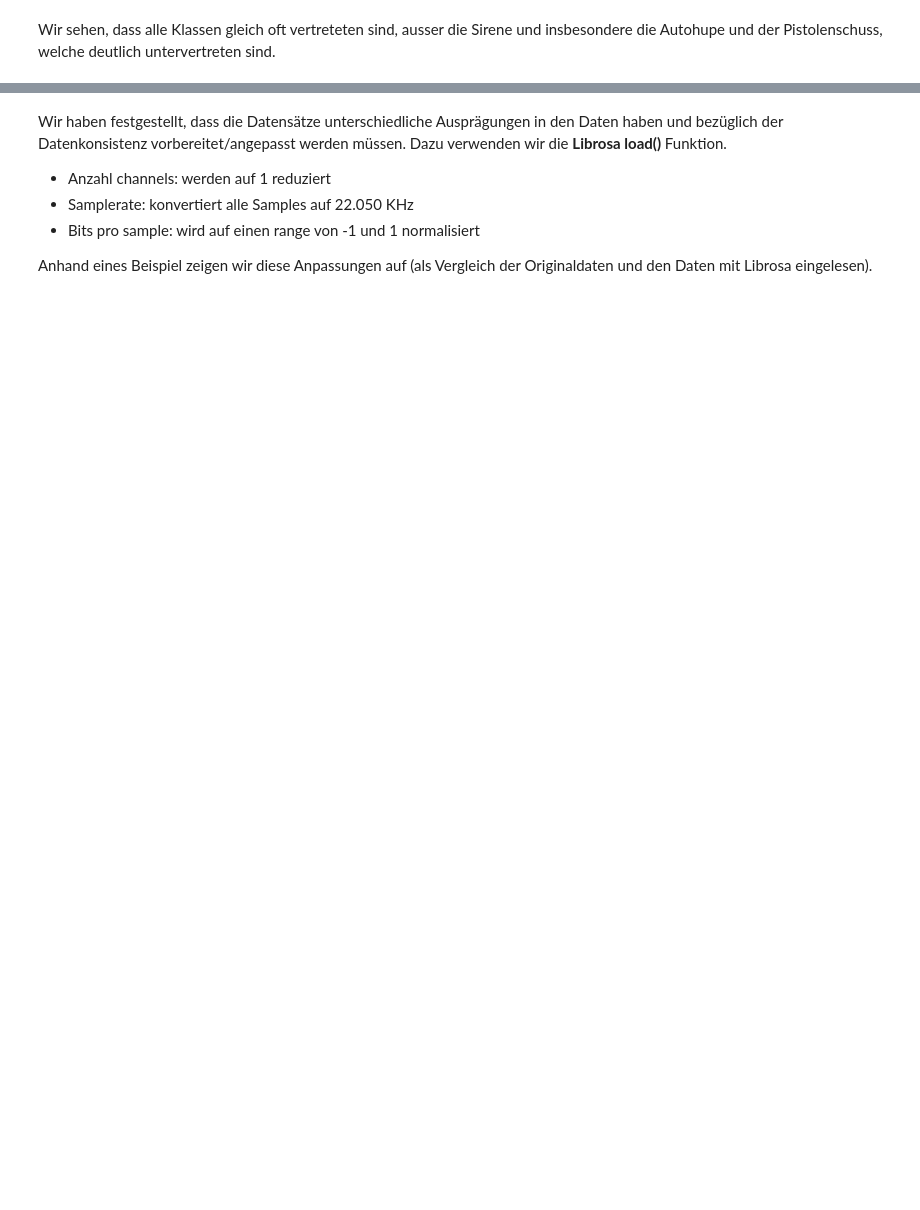
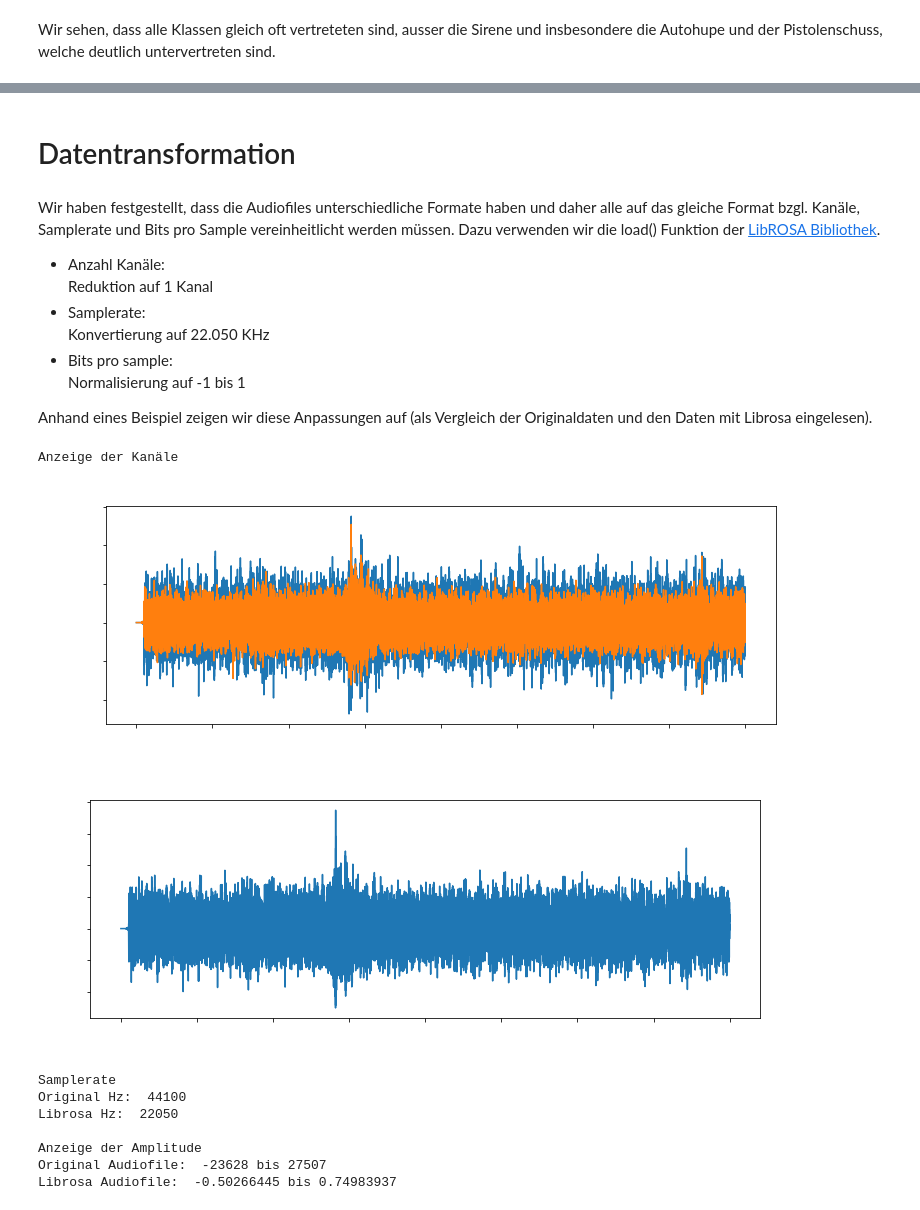
Before and after one commit to VimalKandrical/dl_sound_class, a Jupyter notebook: main.ipynb, the cells around one changed output, grey strips where cells are left out. Drawn from its saved outputs; the diff is of its cells as text; code cells hidden in the pictures; blank space fills up the shorter version.

```diff
--- a/main.ipynb
+++ b/main.ipynb
@@ -220,9 +292,60 @@ Wir sehen, dass alle Klassen gleich oft vertreteten sind, ausser die Sirene und
+# %% [markdown]
+# Datentransformation
 # %% [markdown]
-Wir haben festgestellt, dass die Datensätze unterschiedliche Ausprägungen in den Daten haben und bezüglich der Datenkonsistenz vorbereitet/angepasst werden müssen. Dazu verwenden wir die <b> Librosa load()</b> Funktion.
+Wir haben festgestellt, dass die Audiofiles unterschiedliche Formate haben und daher alle auf das gleiche Format bzgl. Kanäle, Samplerate und Bits pro Sample vereinheitlicht werden müssen. Dazu verwenden wir die load() Funktion der [LibROSA Bibliothek](https://librosa.github.io/librosa/).
 <ul>
-<li>Anzahl channels: werden auf 1 reduziert</li>
-<li>Samplerate: konvertiert alle Samples auf 22.050 KHz</li>
-<li>Bits pro sample: wird auf einen range von -1 und 1 normalisiert</li>
+<li>Anzahl Kanäle: <br>Reduktion auf 1 Kanal</li>
+<li>Samplerate: <br>Konvertierung auf 22.050 KHz</li>
+<li>Bits pro sample: <br> Normalisierung auf -1 bis 1</li>
 </ul>
 
 Anhand eines Beispiel zeigen wir diese Anpassungen auf (als Vergleich der Originaldaten und den Daten mit Librosa eingelesen).
+# %%
+import librosa
+from scipy.io import wavfile as wav
+import matplotlib.pyplot as plt
+import numpy as np
+
+# ein Beispielfilename
+beispiel_dateiname = '/content/fold5/100852-0-0-0.wav'
+librosa_audio, librosa_sample_rate = librosa.load(beispiel_dateiname)
+scipy_sample_rate, scipy_audio = wav.read(beispiel_dateiname)
+
+# Anzahl Kanäle
+font = {"color": "white"}
+print('Anzeige der Kanäle', '\n')
+plt.figure(figsize = (12, 4))
+plt.tick_params(labelcolor="w")
+plt.xlabel('Time (s)', fontdict=font)
+plt.ylabel('Amplitude', fontdict=font)
+plt.title('Original Kanäle', fontdict= font)
+plt.plot(np.linspace(0,4,np.size(scipy_audio,0)), scipy_audio)
+
+plt.figure(figsize = (12, 4))
+plt.tick_params(labelcolor="w")
+plt.xlabel('Time (s)', fontdict=font)
+plt.ylabel('Amplitude', fontdict=font)
+plt.title('Librosa Kanäle', fontdict= font)
+plt.plot(np.linspace(0,4,np.size(librosa_audio,0)), librosa_audio)
+plt.show()
+
+# Sample rate
+print('\nSamplerate')
+print('Original Hz: ', scipy_sample_rate)
+print('Librosa Hz: ', librosa_sample_rate)
+
+# Bits pro sample
+print('\nAnzeige der Amplitude')
+print('Original Audiofile: ', np.min(scipy_audio), 'bis', np.max(scipy_audio))
+print('Librosa Audiofile: ', np.min(librosa_audio), 'bis', np.max(librosa_audio))
+# %% [output]
+Anzeige der Kanäle
+[figure, added]
+[figure, added]
+Samplerate
+Original Hz:  44100
+Librosa Hz:  22050
+
+Anzeige der Amplitude
+Original Audiofile:  -23628 bis 27507
+Librosa Audiofile:  -0.50266445 bis 0.74983937
```
Also changed, not shown: parts of 13 cells of this notebook.
